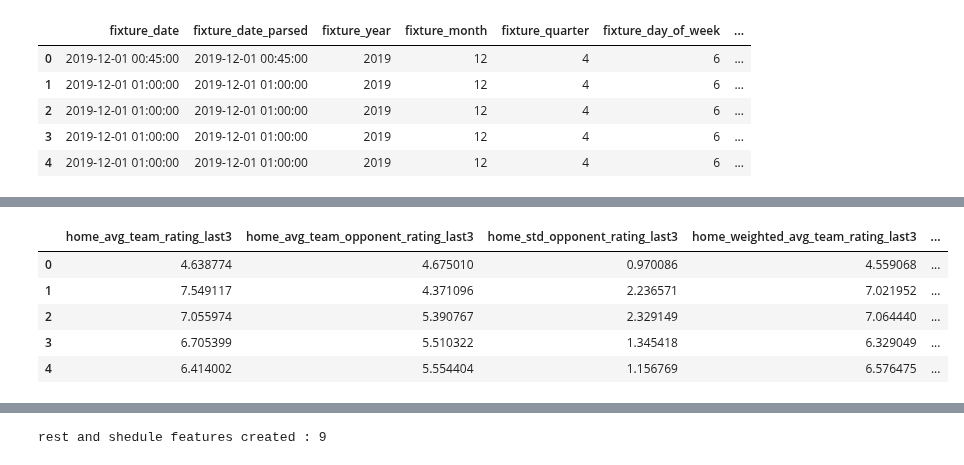
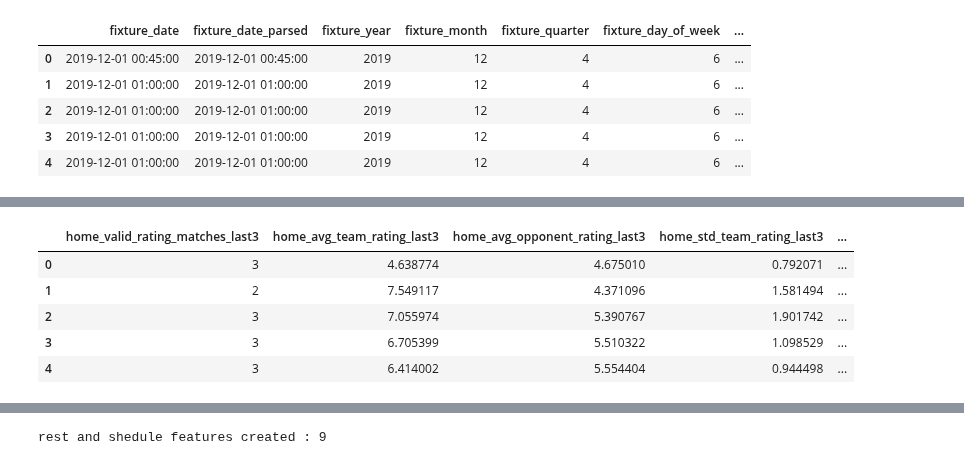
Before and after one commit to Aihan-2005/AiWithPython, a Jupyter notebook: Football_Match_Prediction/main.ipynb, the cells around one changed output, grey strips where cells are left out. Cells and saved outputs as stored; diff of their text form; code cells hidden in the pictures.

```diff
--- a/Football_Match_Prediction/main.ipynb
+++ b/Football_Match_Prediction/main.ipynb
@@ -2914,7 +2914,10 @@ def add_difference_feature(dataframe,left_col,right_col,new_col):
     dataframe[new_col] = dataframe[left_col] - dataframe[right_col]
     return True
 
-
+RECENT_SIDES = {
+    "home": "home",
+    "away": "away"
+}
 recent_form_feature_metadata = []
 created_form_features = []
 
@@ -5838,4 +5764,6 @@ Recent result and morale features created: 42
 # %%
+
+
 def add_recent_rating_features(
     dataframe : pd.DataFrame,
     config : FeatureEngineeringConfig,
@@ -5850,43 +5778,48 @@ def add_recent_rating_features(
         for window in config.recent_windows:
             lags = range(1,window+1)
 
-            team_rating_cols = get_recent_columns(
-                side=side,
-                feature = 'team_rating',
-                numbers=lags,
-                dataframe=dataframe
+            team_rating,opponent_rating,team_rating_cols , opponent_rating_cols,common_lags= get_aligned_recent_feature_frames(
+                dataframe= dataframe,
+                side = side,
+                left_feature='team_rating',
+                right_feature= 'opponent_rating',
+                numbers= lags
             )
 
-            opponent_rating_cols = get_recent_columns(
-                side = side,
-                feature='opponent_rating',
-                numbers=lags,
-                dataframe=dataframe
-            )
 
-            if len(team_rating_cols) == 0 or len(opponent_rating_cols) == 0:
-                print(f'skipped rating features for {prefix} last{window}: missing rating columns')
+            if team_rating.empty or opponent_rating.empty:
+                print(f'skipped rating features for {prefix} last{window}: missing aligned rating columns')
                 continue
 
-            team_rating = to_numeric_frame(dataframe,team_rating_cols)
-            opponent_rating = to_numeric_frame(dataframe,opponent_rating_cols)
+            if len(common_lags) < window:
+                print(
+                    f'warning {prefix} last{window} rating features use only',
+                    f'{len(common_lags)} aligned lags: {common_lags}'
+                )
 
-            rating_gap = pd.DataFrame(
-                team_rating.to_numpy() - opponent_rating.to_numpy(),
-                index= dataframe.index,
-                columns=team_rating.columns
-            )
 
-            new_cols={
-                f'{prefix}_avg_team_rating_last{window}': team_rating.mean(axis=1),
-                f'{prefix}_avg_team_opponent_rating_last{window}': opponent_rating.mean(axis=1),
-                f'{prefix}_std_opponent_rating_last{window}': team_rating.std(axis= 1),
-                f'{prefix}_weighted_avg_team_rating_last{window}': rowwise_weighted_mean(team_rating),
-                f'{prefix}_weighted_avg_opponent_rating_last{window}': rowwise_weighted_mean(opponent_rating),
-                f'{prefix}_avg_rating_gap_vc_oppponent_last{window}': rating_gap.mean(axis=1),
-                f'{prefix}_weighted_avg_rating_gap_vc_opponent_last{window}':rowwise_weighted_mean(rating_gap),
+            rating_gap = team_rating - opponent_rating
+
+
+
+
+            new_cols = {
+                f"{prefix}_valid_rating_matches_last{window}": (
+                    team_rating.notna() & opponent_rating.notna()
+                ).sum(axis=1),
+                f"{prefix}_avg_team_rating_last{window}": team_rating.mean(axis=1),
+                f"{prefix}_avg_opponent_rating_last{window}": opponent_rating.mean(axis=1),
+                f"{prefix}_std_team_rating_last{window}": team_rating.std(axis=1, ddof=0),
+                f"{prefix}_std_opponent_rating_last{window}": opponent_rating.std(axis=1, ddof=0),
+                f"{prefix}_weighted_avg_team_rating_last{window}": rowwise_weighted_mean(team_rating),
+                f"{prefix}_weighted_avg_opponent_rating_last{window}": rowwise_weighted_mean(opponent_rating),
+                f"{prefix}_avg_rating_gap_vs_opponent_last{window}": rating_gap.mean(axis=1),
+                f"{prefix}_weighted_avg_rating_gap_vs_opponent_last{window}": rowwise_weighted_mean(rating_gap),
             }
 
+
+            if 1 in rating_gap.columns:
+                new_cols[f'{prefix}_rating_gap_last_match'] = rating_gap[1]
 
 
             for new_col,values in new_cols.items():
@@ -5903,6 +5836,8 @@ def add_recent_rating_features(
 
                 )
 
+    created_features = list(dict.fromkeys(created_features))
+
     return dataframe,created_features
 
 
@@ -5916,5 +5851,11 @@ feature_df,rating_features = add_recent_rating_features(
 numeric_features += rating_features
 
 print('rating features created:', len(rating_features))
-display(feature_df[rating_features[:10]+[TARGET_COL]].head())
+
+
+if len(rating_features) > 0:
+    display(feature_df[rating_features[:10]+ [TARGET_COL]].head())
+
+else:
+    print('no rating feature were created')
 # %% [output]
@@ -5922,7 +5863,7 @@ rating features created: 42
-|  | home_avg_team_rating_last3 | home_avg_team_opponent_rating_last3 | home_std_opponent_rating_last3 | home_weighted_avg_team_rating_last3 | ... |
-| 0 | 4.638774 | 4.675010 | 0.970086 | 4.559068 | ... |
-| 1 | 7.549117 | 4.371096 | 2.236571 | 7.021952 | ... |
-| 2 | 7.055974 | 5.390767 | 2.329149 | 7.064440 | ... |
-| 3 | 6.705399 | 5.510322 | 1.345418 | 6.329049 | ... |
-| 4 | 6.414002 | 5.554404 | 1.156769 | 6.576475 | ... |
+|  | home_valid_rating_matches_last3 | home_avg_team_rating_last3 | home_avg_opponent_rating_last3 | home_std_team_rating_last3 | ... |
+| 0 | 3 | 4.638774 | 4.675010 | 0.792071 | ... |
+| 1 | 2 | 7.549117 | 4.371096 | 1.581494 | ... |
+| 2 | 3 | 7.055974 | 5.390767 | 1.901742 | ... |
+| 3 | 3 | 6.705399 | 5.510322 | 1.098529 | ... |
+| 4 | 3 | 6.414002 | 5.554404 | 0.944498 | ... |
 # %%
```
Also changed, not shown: parts of 80 cells of this notebook, 5 other files.
